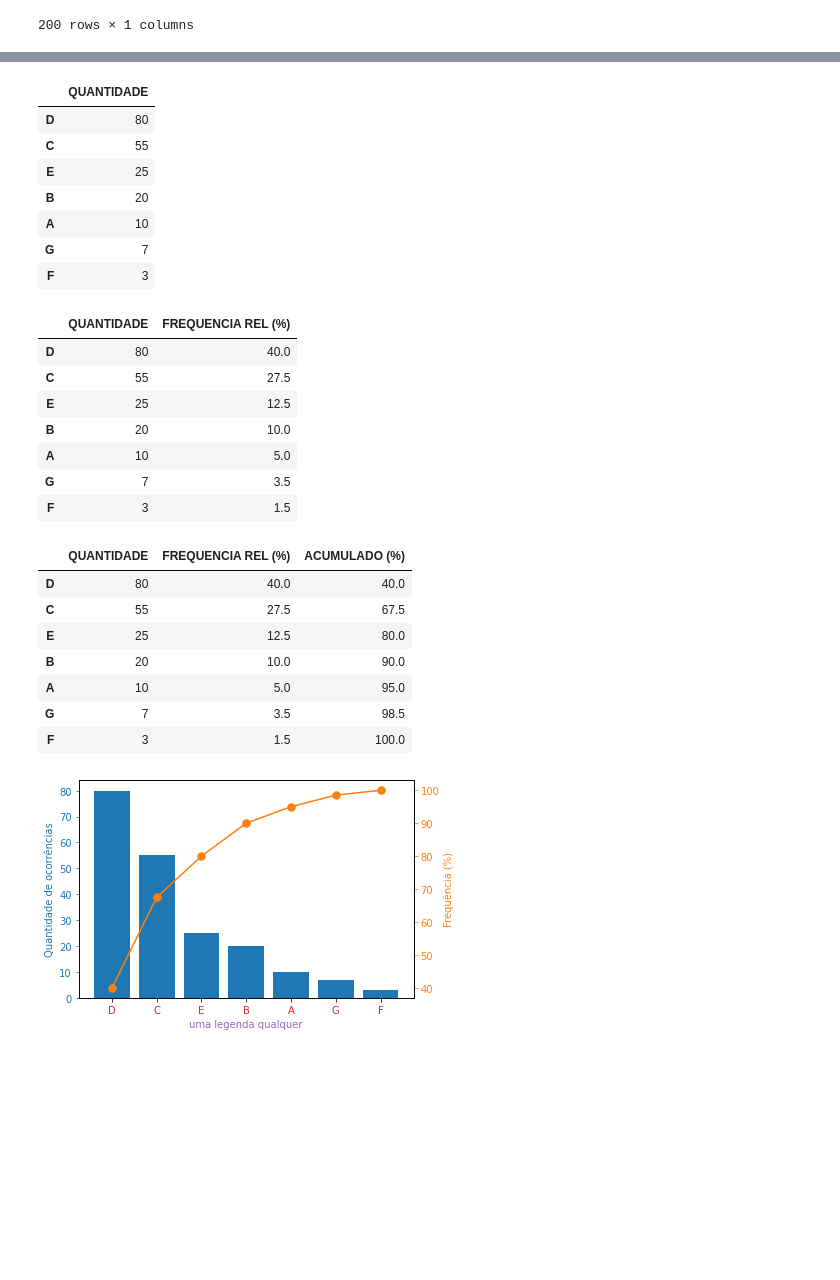
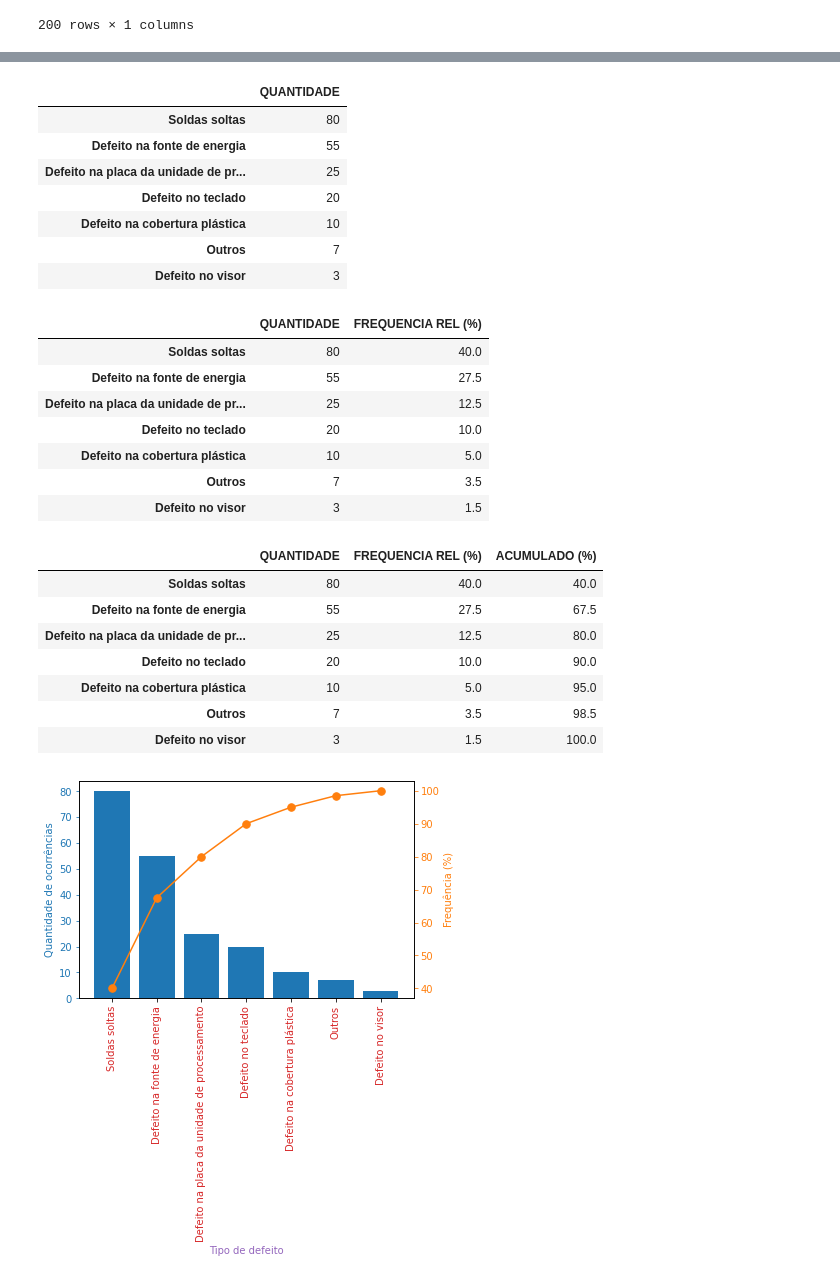
Before and after one commit to demetriuspine/paretoProject, a Jupyter notebook: horaDoCódigo.ipynb, the cells around one changed output, grey strips where cells are left out. Saved outputs shown, nothing was run; the diff lists cells and outputs as text; code cells hidden in the pictures; blank space fills up the shorter version.

Commit message:
impl: redefiniçao de legenda e rotaçao no grafico

```diff
--- a/horaDoCódigo.ipynb
+++ b/horaDoCódigo.ipynb
@@ -19,3 +19,14 @@ df
 | 198 | D |
 | 199 | D |
 200 rows × 1 columns
+# %%
+##RENOMEIA E REDEFINE AS LEGENDAS
+df['QUANTIDADE'] = df['QUANTIDADE'].map({'A':'Defeito na cobertura plástica',
+                             'B':'Defeito no teclado',
+                             'C':'Defeito na fonte de energia',
+                             'D':'Soldas soltas',
+                             'E':'Defeito na placa da unidade de processamento',
+                             'F':'Defeito no visor',
+                             'G':'Outros',},
+                             na_action=None)
+df
@@ -38,39 +63,39 @@ frecDf = pd.DataFrame(frec)
 frecDf
 # %% [output]
 |  | QUANTIDADE |
-| D | 80 |
-| C | 55 |
-| E | 25 |
-| B | 20 |
-| A | 10 |
-| G | 7 |
-| F | 3 |
+| Soldas soltas | 80 |
+| Defeito na fonte de energia | 55 |
+| Defeito na placa da unidade de pr... | 25 |
+| Defeito no teclado | 20 |
+| Defeito na cobertura plástica | 10 |
+| Outros | 7 |
+| Defeito no visor | 3 |
 # %%
 ##ACRESCENTANDO A COLUNA DE FREQUENCIA RELATIVA
 frecDf["FREQUENCIA REL (%)"] = frecDf["QUANTIDADE"]/len(df) * 100
 frecDf
 # %% [output]
 |  | QUANTIDADE | FREQUENCIA REL (%) |
-| D | 80 | 40.0 |
-| C | 55 | 27.5 |
-| E | 25 | 12.5 |
-| B | 20 | 10.0 |
-| A | 10 | 5.0 |
-| G | 7 | 3.5 |
-| F | 3 | 1.5 |
+| Soldas soltas | 80 | 40.0 |
+| Defeito na fonte de energia | 55 | 27.5 |
+| Defeito na placa da unidade de pr... | 25 | 12.5 |
+| Defeito no teclado | 20 | 10.0 |
+| Defeito na cobertura plástica | 10 | 5.0 |
+| Outros | 7 | 3.5 |
+| Defeito no visor | 3 | 1.5 |
 # %%
 ##ACRESCENTANDO A FREQUENCIA ACUMULADA
 frecDf["ACUMULADO (%)"] = frecDf["FREQUENCIA REL (%)"].cumsum()
 frecDf
 # %% [output]
 |  | QUANTIDADE | FREQUENCIA REL (%) | ACUMULADO (%) |
-| D | 80 | 40.0 | 40.0 |
-| C | 55 | 27.5 | 67.5 |
-| E | 25 | 12.5 | 80.0 |
-| B | 20 | 10.0 | 90.0 |
-| A | 10 | 5.0 | 95.0 |
-| G | 7 | 3.5 | 98.5 |
-| F | 3 | 1.5 | 100.0 |
+| Soldas soltas | 80 | 40.0 | 40.0 |
+| Defeito na fonte de energia | 55 | 27.5 | 67.5 |
+| Defeito na placa da unidade de pr... | 25 | 12.5 | 80.0 |
+| Defeito no teclado | 20 | 10.0 | 90.0 |
+| Defeito na cobertura plástica | 10 | 5.0 | 95.0 |
+| Outros | 7 | 3.5 | 98.5 |
+| Defeito no visor | 3 | 1.5 | 100.0 |
 # %%
 ##frecDf.to_csv('tabela1.csv')
 # %%
@@ -78,14 +103,14 @@ xLabel = input('Digite a legenda: ')
 # %%
 fig, ax1 = plt.subplots()
 ax1.bar(frecDf.index, frecDf["QUANTIDADE"], color="C0")
 ax1.set_ylabel("Quantidade de ocorrências", color="C0")
 ax1.tick_params(axis="y", colors="C0")##cor dos numeros do eixo y
 ax1.set_xlabel(xLabel, color="C4")##cor do input da label
-ax1.set_xticklabels(frecDf["QUANTIDADE"], color="C3")##cor dos valores do eixo x
+ax1.set_xticklabels(frecDf["QUANTIDADE"], rotation=90, color="C3")##cor dos valores do eixo x
 ax2 = ax1.twinx()
 ax2.plot(frecDf.index, frecDf["ACUMULADO (%)"], color="C1", marker=".", ms=15)
 ax2.tick_params(axis="y", colors="C1")
 ax2.set_ylabel("Frequência (%)", color="C1")
 plt.show()
 # %% [output]
-[figure, old version]
+[figure, new version]
```
Also changed, not shown: parts of 2 cells of this notebook.
